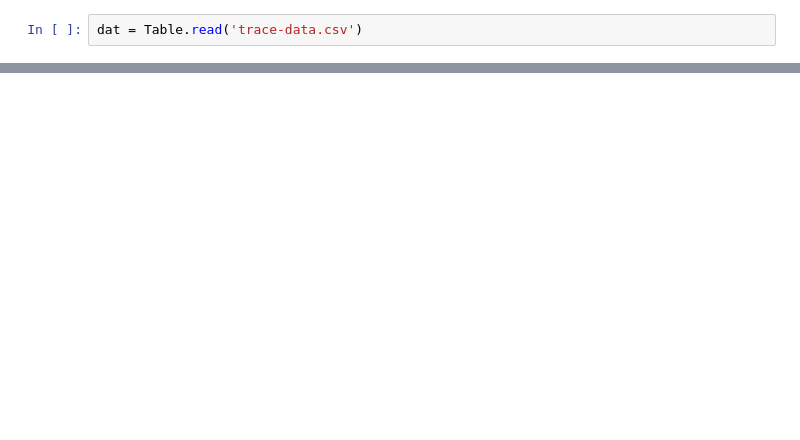
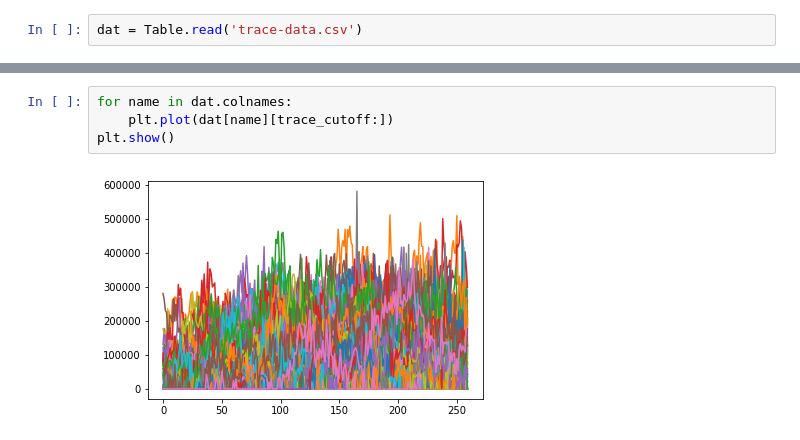
Before and after one commit to tlmakinen/bursting-IGMM, a Jupyter notebook: autocorrelation/data-traces.ipynb, the cells around one changed output, grey strips where cells are left out. Drawn from its saved outputs; the diff is of its cells as text; blank space fills up the shorter version.

```diff
--- a/autocorrelation/data-traces.ipynb
+++ b/autocorrelation/data-traces.ipynb
@@ -37,0 +23,6 @@ plt.show()
+# %%
+for name in dat.colnames:
+    plt.plot(dat[name][trace_cutoff:])
+plt.show()
+# %% [output]
+[figure, added]
```
Also changed, not shown: parts of 15 cells of this notebook, 2 other files.
